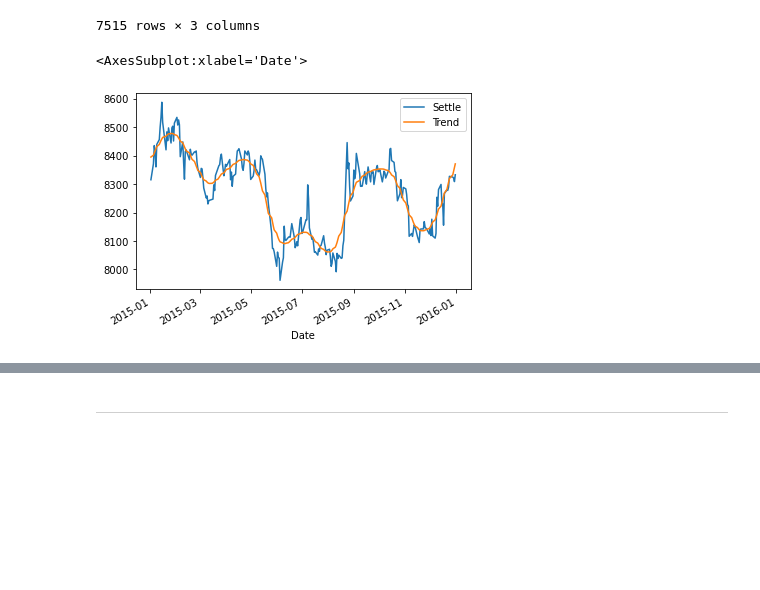
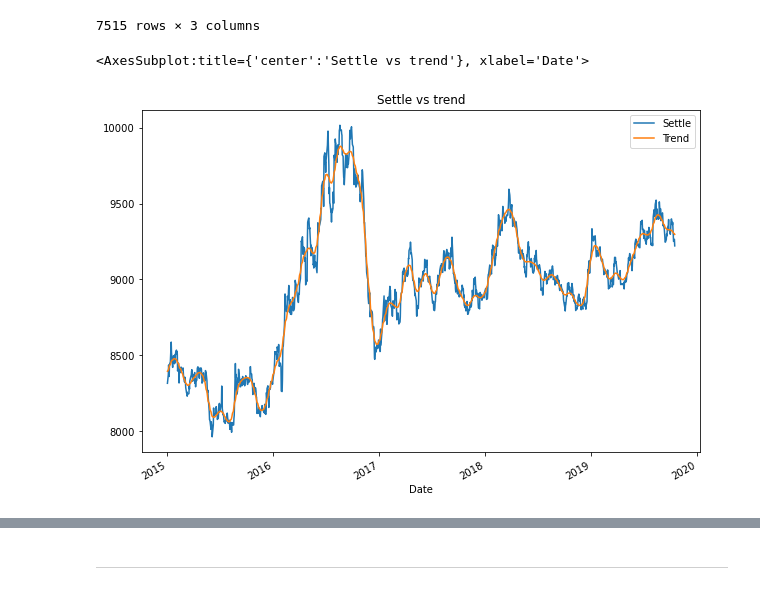
Before and after one commit to Laanu/Time-Series, a Jupyter notebook: Instructions/Starter_Code/time_series_analysis.ipynb, the cells around one changed output, grey strips where cells are left out. Saved outputs shown, nothing was run; the diff lists cells and outputs as text; code cells hidden in the pictures; blank space fills up the shorter version.

```diff
--- a/Instructions/Starter_Code/time_series_analysis.ipynb
+++ b/Instructions/Starter_Code/time_series_analysis.ipynb
@@ -102,9 +102,9 @@ HP_Data_df
 7515 rows × 3 columns
 # %%
 # Plot the Settle Price vs. the Trend for 2015 to the present
-HP_Data_df["2015"].plot(y=["Settle","Trend"])
+HP_Data_df["2015":].plot(y=["Settle","Trend"], figsize = (10, 7), title = "Settle vs trend")
 # %% [output]
-<AxesSubplot:xlabel='Date'>
+<AxesSubplot:title={'center':'Settle vs trend'}, xlabel='Date'>
-[figure, old version]
+[figure, new version]
 # %%
 # Plot the Settle Noise
```
Also changed, not shown: parts of 10 cells of this notebook, 1 other file.
